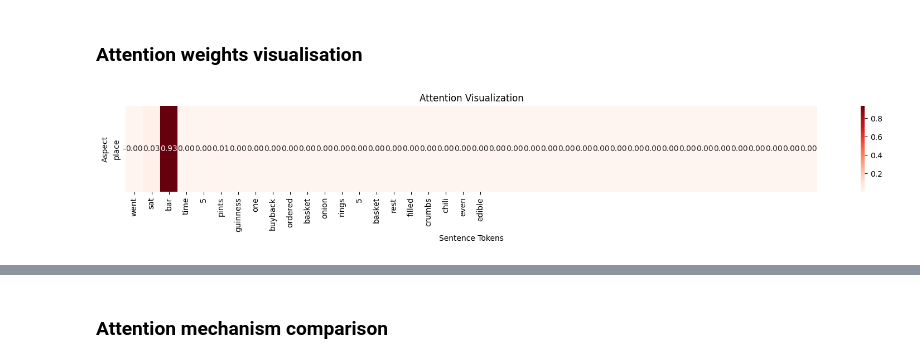
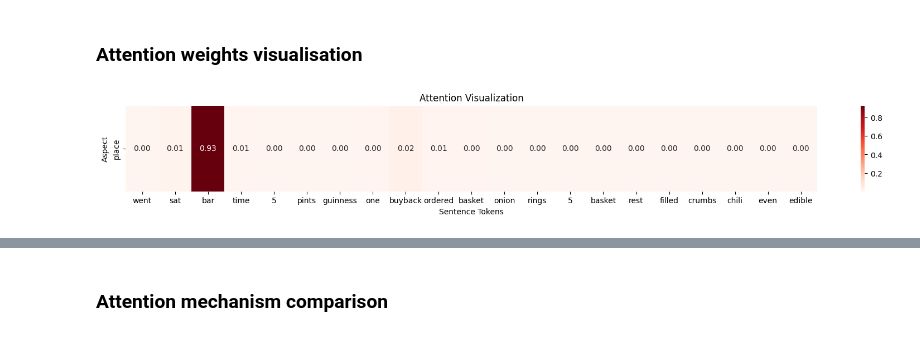
Before and after one commit to milanaveed/cits4012_project, a Jupyter notebook: 4012_v1.ipynb, the cells around one changed output, grey strips where cells are left out. Saved outputs shown, nothing was run; the diff lists cells and outputs as text; code cells hidden in the pictures.

Commit message:
complete weights visualisation

```diff
--- a/4012_v1.ipynb
+++ b/4012_v1.ipynb
@@ -573,8 +569,7 @@ def aspect_to_vector(aspect, model):
 
 def process_data(df, model):
     # For each aspect word in the DataFrame, obtain its vector representation
-    df["aspect_vector_glove"] = df["aspect"].apply(
-        lambda x: aspect_to_vector(x, model))
+    df["aspect_vector_glove"] = df["aspect"].apply(lambda x: aspect_to_vector(x, model))
 
     # Concatenate aspect representation and sentence representation (placing the aspect vector at the front)
     df["combined_vector_ahead_glove"] = df.apply(
@@ -893,8 +834,7 @@ class Model2(nn.Module):
         )  # Average pooling to obtain the representation of the entire sentence
 
         # Concatenating LSTM outputs and aspect embeddings
-        combined_representation = torch.cat(
-            (lstm_out_mean, aspect_embeddings), dim=1)
+        combined_representation = torch.cat((lstm_out_mean, aspect_embeddings), dim=1)
 
         # Fully connected layer for classification
         polarity_space = self.fc(self.dropout(combined_representation))
@@ -935,8 +875,7 @@ class Model3(nn.Module):
 
     def forward(self, sentences, aspects):
         # Extend aspect embeddings to dimensions matching sentences
-        aspects_expanded = aspects.unsqueeze(
-            1).expand(-1, sentences.size(1), -1)
+        aspects_expanded = aspects.unsqueeze(1).expand(-1, sentences.size(1), -1)
 
         # Concatenate aspect embeddings with each word vector
         lstm_input = torch.cat((sentences, aspects_expanded), dim=2)
@@ -1928,6 +1731,8 @@ device = torch.device("cuda" if torch.cuda.is_available() else "cpu")
 modelglove2 = Model1Glo2(train_df_glo['combined_vector_ahead'].iloc[0].shape[0], hidden_dim=256, output_dim=len(
     label_encoder.classes_), num_layers=2, dropout=0.5).to(device)
 criterion = nn.CrossEntropyLoss()
+optimizer = torch.optim.Adam(modelglove2.parameters(), lr=0.001)
+
 
 train_and_evaluate_model1(modelglove2, train_loader_glove2,
                           val_loader_glove2, criterion, optimizer, num_epochs)
@@ -2436,60 +2240,91 @@ model3.to(device)
 
 
 # Function to visualize attention weights
-def generate_plot(sentence, aspect, attention_weights):
+def generate_plot(index, sentence, aspect, attention_weights, text):
     """
     Visualize attention weights as heat maps.
     :param sentence: Input sentences (list)
     :param aspect: aspect words
     :param attention_weights: attention weight (tensor)
     """
     plt.figure(figsize=(20, 2))
     sns.heatmap(
         attention_weights,
         annot=True,
         fmt=".2f",
         xticklabels=sentence,
         yticklabels=[aspect],
         cmap="Reds",
     )
     plt.xlabel("Sentence Tokens")
     plt.ylabel("Aspect")
     plt.title("Attention Visualization")
-    save_fig("visualise_weights")
+    bottom_text = text
+    fig.text(
+        0.50,
+        0.01,
+        bottom_text,
+        horizontalalignment="left",
+        wrap=True,
+        fontsize=13,
+    )
+    save_fig(f"visualise_weights_{index}")
     plt.show()
 
 
-def visualize_attention(df, index):
-    sentence_example = df["tokenized_sentence"][index]
-    aspect_example = df["aspect"][index]
-    polarity = df['polarity'][index]
+def visualize_attention(df, index, attention_weights, predictions, labels):
+    sentence_sample = df["tokenized_sentence"][index]
+    aspect_sample = df["aspect"][index]
+    polarity = df["polarity"][index]
+    attention_weights_sample = (attention_weights[0].cpu().numpy())[
+        :, : len(sentence_sample)
+    ]
+    pred = index_to_label[predictions[index]]
+    label = index_to_label[labels[index]]
+    original_sentence = df["sentence"][index]
+    text = f"Label={label} | Prediction={pred} | Sentence={original_sentence}"
+    generate_plot(index, sentence_sample, aspect_sample, attention_weights_sample, text)
+    print(original_sentence)
+    print("pred=", pred)
+    print("label=", label)
+    print("-" * 90)
 
 
-target_index = 0
-
+# target_index = 0
+all_predictions = []
+all_labels = []
 
 model3.eval()
 with torch.no_grad():
-    sentences, aspects = None, None
-    current_index = 0
-    for batch_sentences, batch_aspects, _ in test_loader2:
-        batch_size = batch_sentences.size(0)
-        if current_index <= target_index < current_index + batch_size:
-            relative_index = target_index - current_index
-            sentences = batch_sentences[relative_index].unsqueeze(0).to(device)
-            aspects = batch_aspects[relative_index].unsqueeze(0).to(device)
-            break
-        current_index += batch_size
+    # sentences, aspects = None, None
+    # current_index = 0
+    # for batch_sentences, batch_aspects, labels in test_loader2:
+    #     batch_size = batch_sentences.size(0)
+    #     if current_index <= target_index < current_index + batch_size:
+    #         relative_index = target_index - current_index
+    #         sentences = batch_sentences[relative_index].unsqueeze(0).to(device)
+    #         aspects = batch_aspects[relative_index].unsqueeze(0).to(device)
+    #         break
+    #     current_index += batch_size
+    data_iter = iter(test_loader2)
 
-    # Get the attention weight from the model
-    outputs, attention_weights = model3(sentences, aspects)
+    batch_sentences, batch_aspects, labels = next(data_iter)
 
-    # Get `tokenized_sentence` and `aspect` from `test_df`
-    sentence_example = test_df["tokenized_sentence"][target_index]
-    aspect_example = test_df["aspect"][target_index]
+    for target_index in range(8):
 
-    generate_plot(
-        sentence_example, aspect_example, attention_weights[0].cpu().numpy()
-    )
+        sentences = batch_sentences[target_index].unsqueeze(0).to(device)
+        aspects = batch_aspects[target_index].unsqueeze(0).to(device)
+
+        # Get the attention weight from the model
+        outputs, attention_weights = model3(sentences, aspects)
+        _, predicted = torch.max(outputs, 1)
+        all_predictions.extend(predicted.cpu().numpy())
+        all_labels.extend(labels.cpu().numpy())
+
+        index_to_label = {0: "Neutral", 1: "Positive", 2: "Negative"}
+
+        visualize_attention(
+            test_df, target_index, attention_weights, all_predictions, all_labels
+        )
 # %% [output]
-[figure, old version]
+[figure, new version]
```
Also changed, not shown: parts of 30 cells of this notebook, 1 other file.
